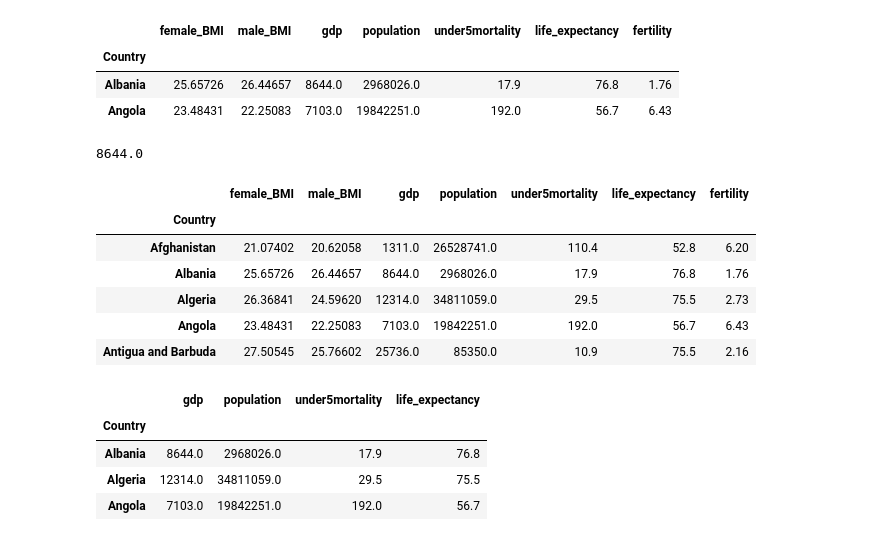
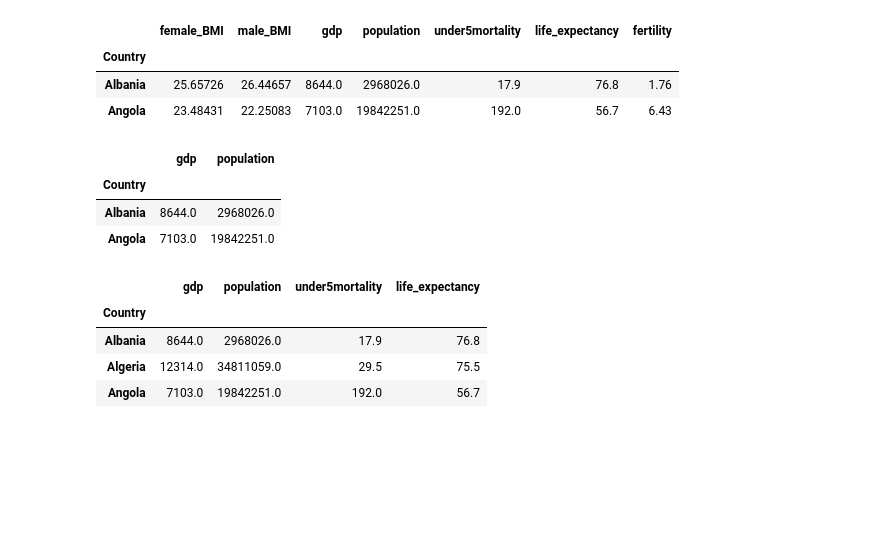
Before and after one commit to Cloudy17g35/python-2021-2022, a Jupyter notebook: pandas/data_analysis.ipynb, the cells around one changed output. Drawn from its saved outputs; the diff is of its cells as text; code cells hidden in the pictures; blank space fills up the shorter version.

```diff
--- a/pandas/data_analysis.ipynb
+++ b/pandas/data_analysis.ipynb
@@ -572,18 +560,14 @@ df.loc[['Albania', 'Angola']]
 | Albania | 25.65726 | 26.44657 | 8644.0 | 2968026.0 | 17.9 | 76.8 | 1.76 |
 | Angola | 23.48431 | 22.25083 | 7103.0 | 19842251.0 | 192.0 | 56.7 | 6.43 |
 # %%
-print(df.loc['Albania', 'gdp'])
+df2 = df.loc[['Albania', 'Angola'], ['gdp', 'population']]
 
-df
+df2
 # %% [output]
-8644.0
-|  | female_BMI | male_BMI | gdp | population | under5mortality | life_expectancy | fertility |
-| Country |  |  |  |  |  |  |  |
-| Afghanistan | 21.07402 | 20.62058 | 1311.0 | 26528741.0 | 110.4 | 52.8 | 6.20 |
-| Albania | 25.65726 | 26.44657 | 8644.0 | 2968026.0 | 17.9 | 76.8 | 1.76 |
-| Algeria | 26.36841 | 24.59620 | 12314.0 | 34811059.0 | 29.5 | 75.5 | 2.73 |
-| Angola | 23.48431 | 22.25083 | 7103.0 | 19842251.0 | 192.0 | 56.7 | 6.43 |
-| Antigua and Barbuda | 27.50545 | 25.76602 | 25736.0 | 85350.0 | 10.9 | 75.5 | 2.16 |
+|  | gdp | population |
+| Country |  |  |
+| Albania | 8644.0 | 2968026.0 |
+| Angola | 7103.0 | 19842251.0 |
 # %%
 df.loc['Albania': 'Angola', 'gdp': 'life_expectancy']
 # %% [output]
```
Also changed, not shown: parts of 44 cells of this notebook, 2 other files.
